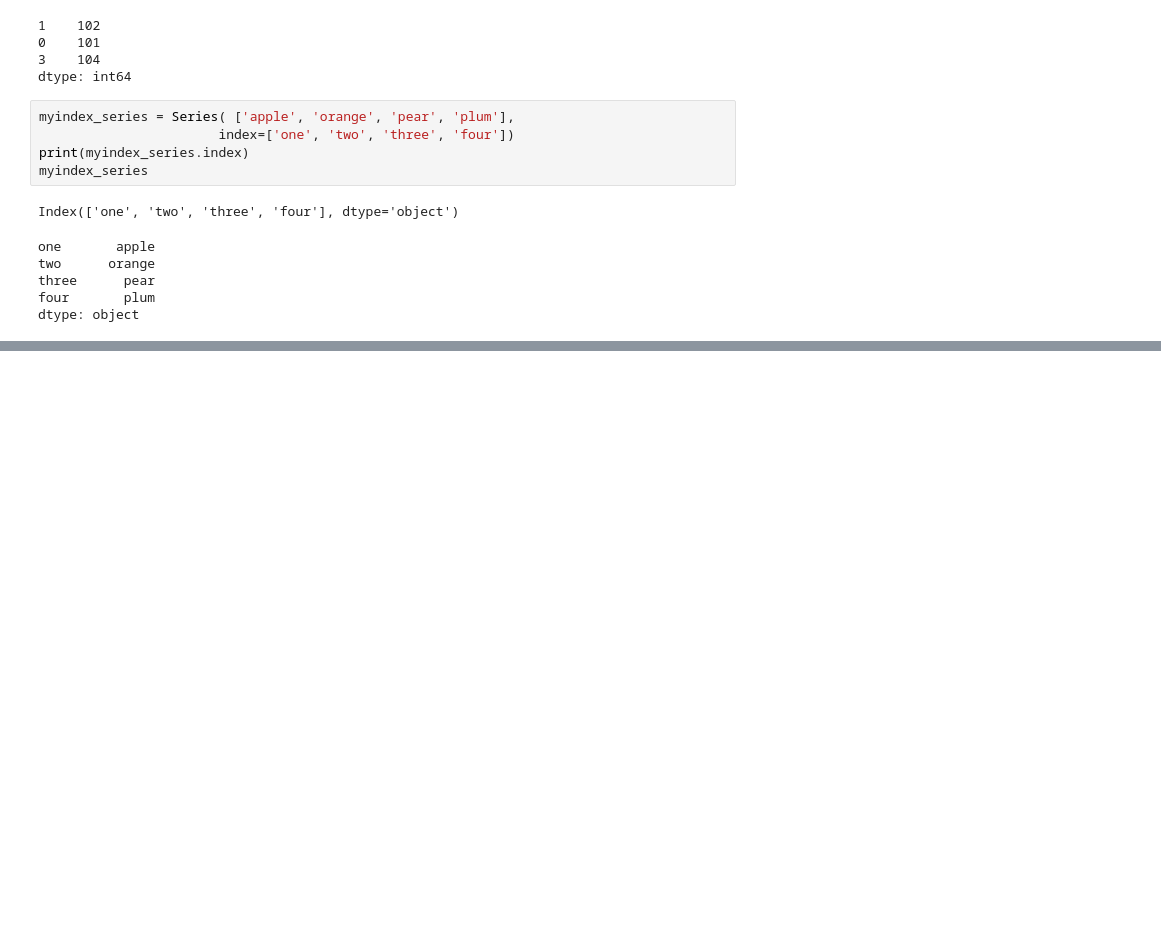
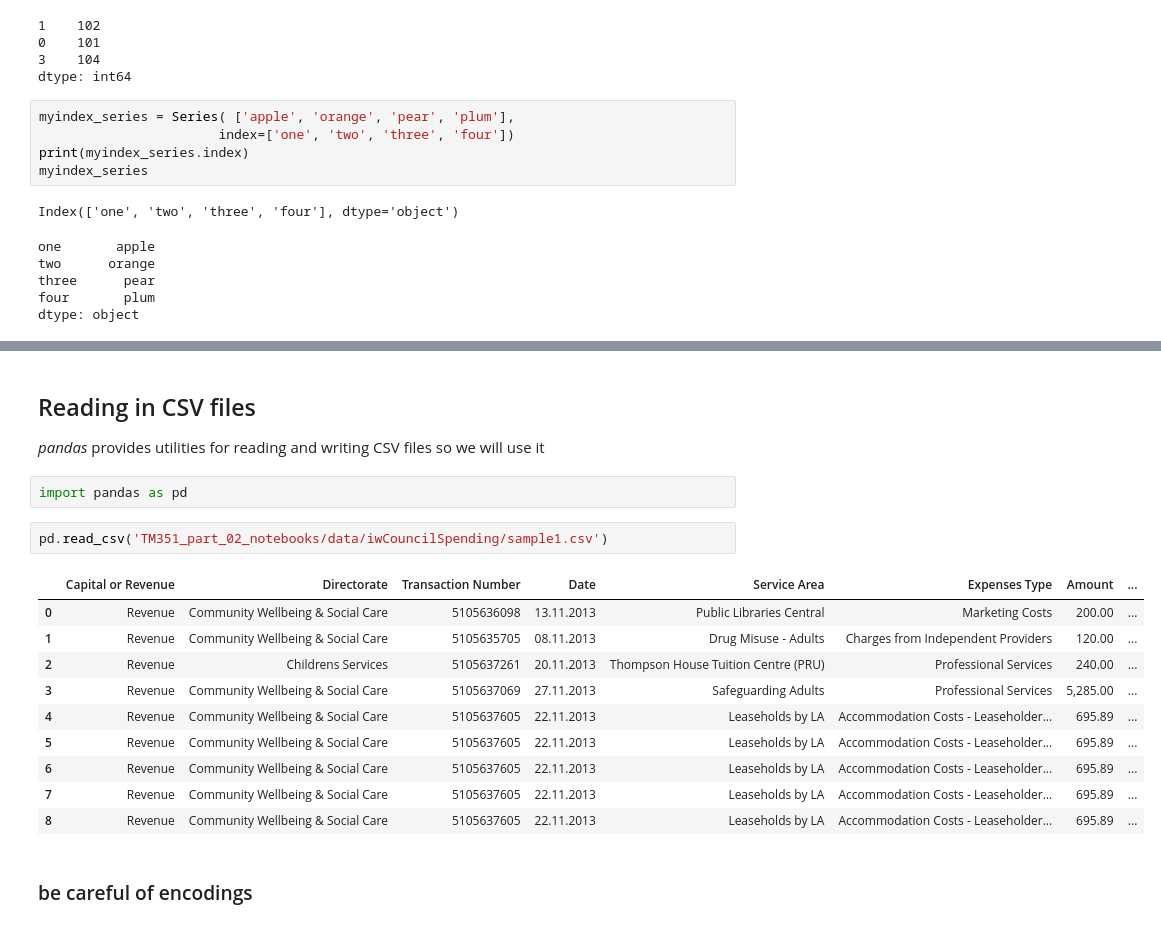
Before and after one commit to snowkuma/tm351-notebooks, a Jupyter notebook: Scratchpad.ipynb, the cells around one changed output, grey strips where cells are left out. Drawn from its saved outputs; the diff is of its cells as text; blank space fills up the shorter version.

```diff
--- a/Scratchpad.ipynb
+++ b/Scratchpad.ipynb
@@ -122,0 +160,21 @@ dtype: object
+# %% [markdown]
+## Reading in CSV files
+
+_pandas_ provides utilities for reading and writing CSV files so we will use it
+# %%
+import pandas as pd
+# %%
+pd.read_csv('TM351_part_02_notebooks/data/iwCouncilSpending/sample1.csv')
+# %% [output]
+|  | Capital or Revenue | Directorate | Transaction Number | Date | Service Area | Expenses Type | Amount | ... |
+| 0 | Revenue | Community Wellbeing & Social Care | 5105636098 | 13.11.2013 | Public Libraries Central | Marketing Costs | 200.00 | ... |
+| 1 | Revenue | Community Wellbeing & Social Care | 5105635705 | 08.11.2013 | Drug Misuse - Adults | Charges from Independent Providers | 120.00 | ... |
+| 2 | Revenue | Childrens Services | 5105637261 | 20.11.2013 | Thompson House Tuition Centre (PRU) | Professional Services | 240.00 | ... |
+| 3 | Revenue | Community Wellbeing & Social Care | 5105637069 | 27.11.2013 | Safeguarding Adults | Professional Services | 5,285.00 | ... |
+| 4 | Revenue | Community Wellbeing & Social Care | 5105637605 | 22.11.2013 | Leaseholds by LA | Accommodation Costs - Leaseholder... | 695.89 | ... |
+| 5 | Revenue | Community Wellbeing & Social Care | 5105637605 | 22.11.2013 | Leaseholds by LA | Accommodation Costs - Leaseholder... | 695.89 | ... |
+| 6 | Revenue | Community Wellbeing & Social Care | 5105637605 | 22.11.2013 | Leaseholds by LA | Accommodation Costs - Leaseholder... | 695.89 | ... |
+| 7 | Revenue | Community Wellbeing & Social Care | 5105637605 | 22.11.2013 | Leaseholds by LA | Accommodation Costs - Leaseholder... | 695.89 | ... |
+| 8 | Revenue | Community Wellbeing & Social Care | 5105637605 | 22.11.2013 | Leaseholds by LA | Accommodation Costs - Leaseholder... | 695.89 | ... |
+# %% [markdown]
+### be careful of encodings
```
Also changed, not shown: parts of 29 cells of this notebook, 19 other files.
